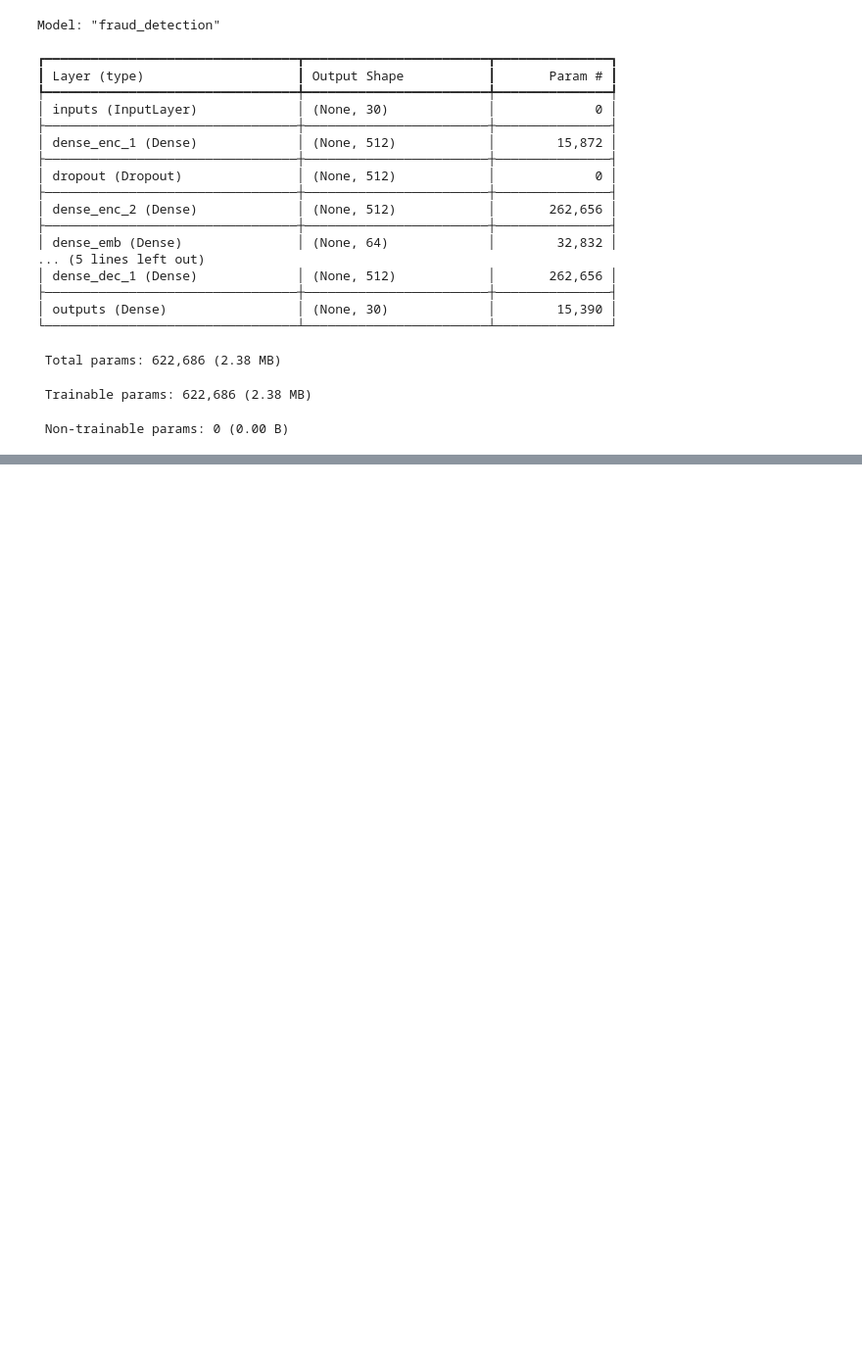
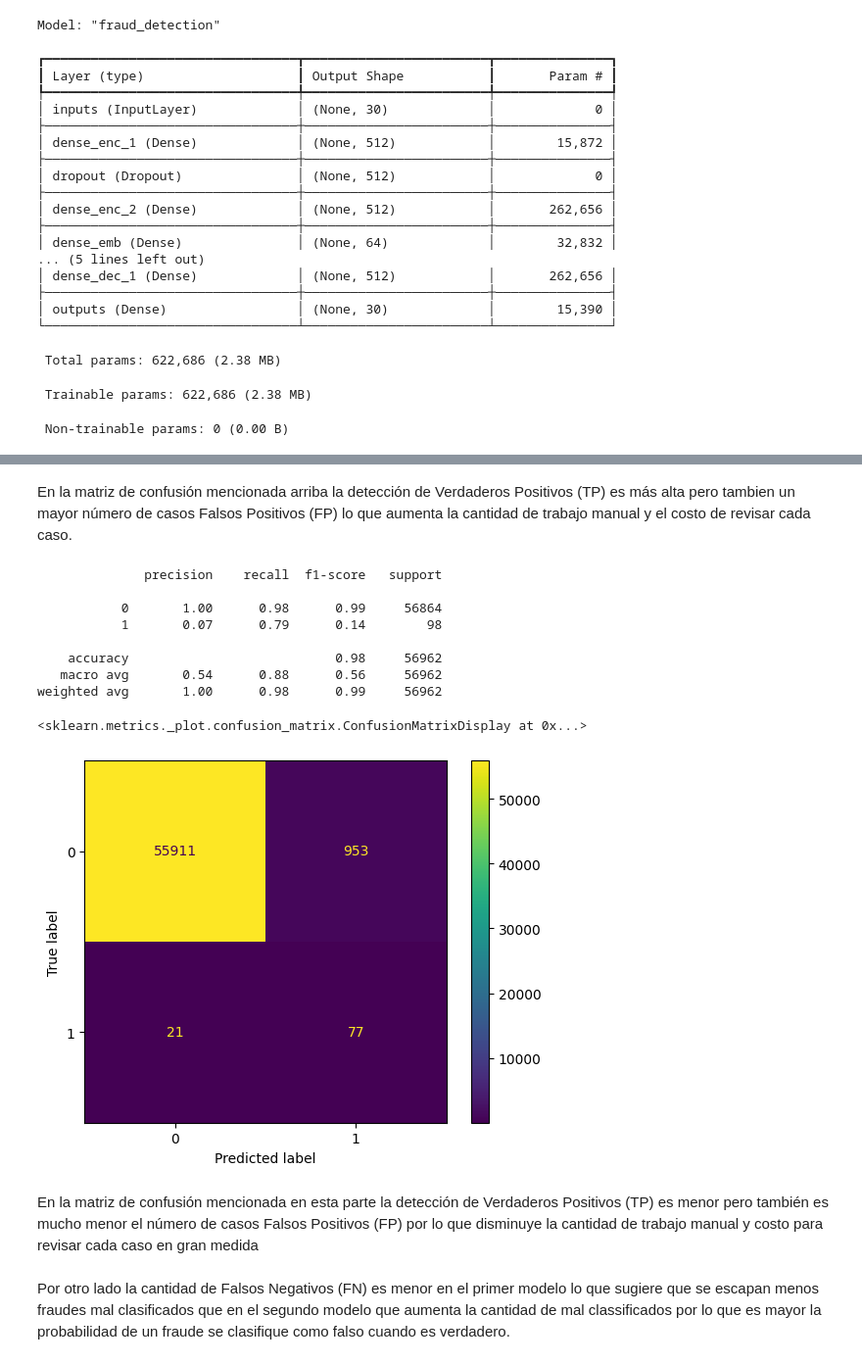
Before and after one commit to jmanuelc87/bourbaki-track-ciencia-datos, a Jupyter notebook: 03-deep-learning/notebooks/reto-05-fraud-detection.ipynb, the cells around one changed output, grey strips where cells are left out. Shown at 98% size. Drawn from its saved outputs; the diff is of its cells as text; code cells hidden in the pictures; blank space fills up the shorter version.

```diff
--- a/03-deep-learning/notebooks/reto-05-fraud-detection.ipynb
+++ b/03-deep-learning/notebooks/reto-05-fraud-detection.ipynb
@@ -404,0 +465,22 @@ ConfusionMatrixDisplay(ma).plot()
+# %% [markdown]
+En la matriz de confusión mencionada arriba la detección de Verdaderos Positivos (TP) es más alta pero tambien un mayor número de casos Falsos Positivos (FP) lo que aumenta la cantidad de trabajo manual y el costo de revisar cada caso.
+# %%
+y_pred = (reconstruction_error > fpr[optimal_idx]).astype(int)
+print(classification_report(y_test, y_pred))
+ma = confusion_matrix(y_test, y_pred)
+ConfusionMatrixDisplay(ma).plot()
+# %% [output]
+              precision    recall  f1-score   support
+
+           0       1.00      0.98      0.99     56864
+           1       0.07      0.79      0.14        98
+
+    accuracy                           0.98     56962
+   macro avg       0.54      0.88      0.56     56962
+weighted avg       1.00      0.98      0.99     56962
+<sklearn.metrics._plot.confusion_matrix.ConfusionMatrixDisplay at 0x...>
+[figure, added]
+# %% [markdown]
+En la matriz de confusión mencionada en esta parte la detección de Verdaderos Positivos (TP) es menor pero también es mucho menor el número de casos Falsos Positivos (FP) por lo que disminuye la cantidad de trabajo manual y costo para revisar cada caso en gran medida
+# %% [markdown]
+Por otro lado la cantidad de Falsos Negativos (FN) es menor en el primer modelo lo que sugiere que se escapan menos fraudes mal clasificados que en el segundo modelo que aumenta la cantidad de mal classificados por lo que es mayor la probabilidad de un fraude se clasifique como falso cuando es verdadero.
```
Also changed, not shown: parts of 8 cells of this notebook.
